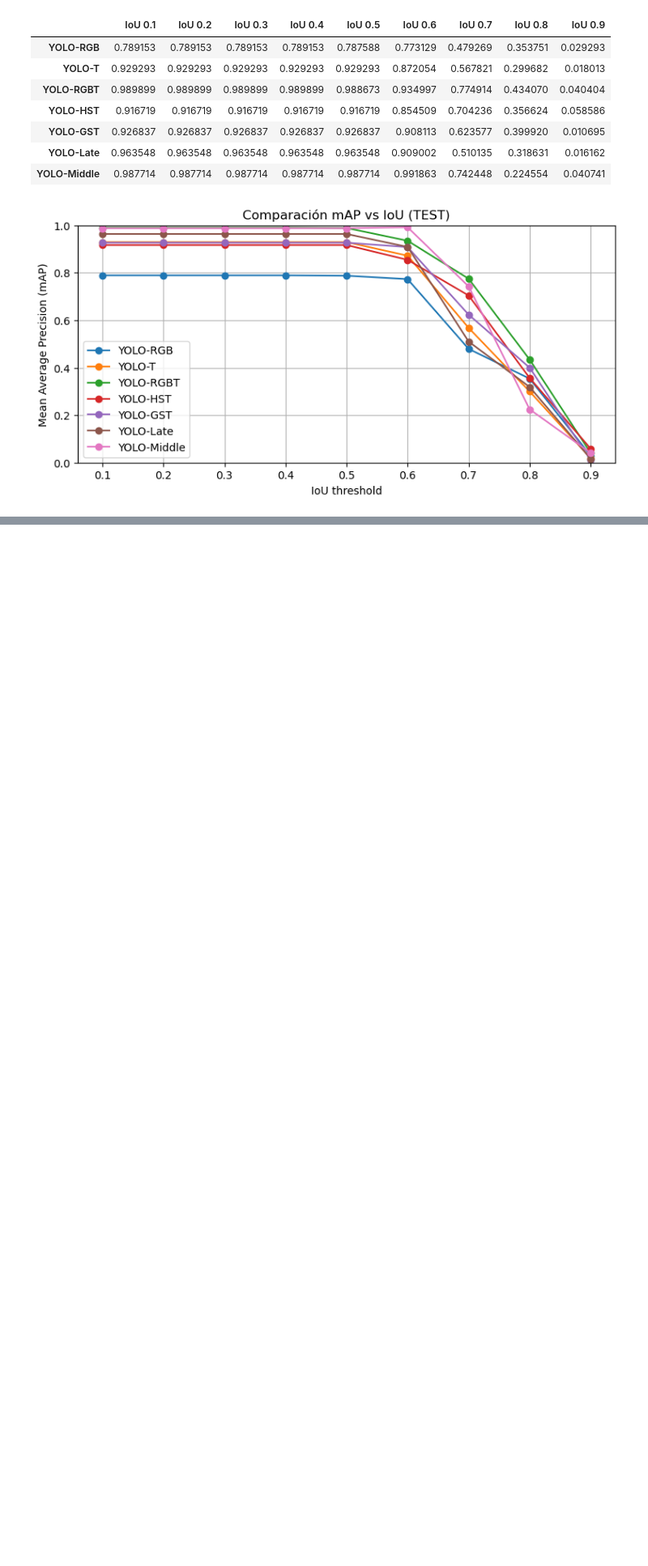
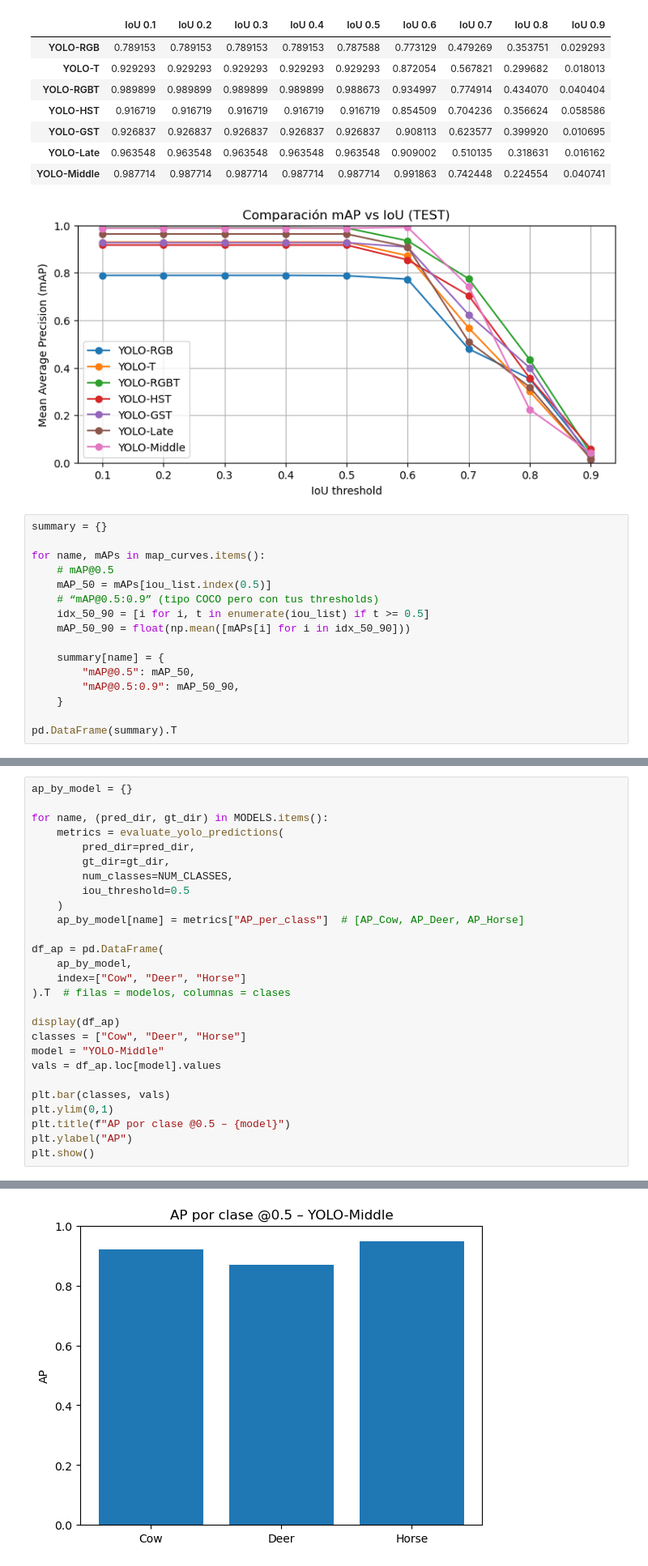
Before and after one commit to florzoffi/TP-Final-Vision, a Jupyter notebook: 7.RESULTS.ipynb, the cells around one changed output, grey strips where cells are left out. Shown: that part at 81% size. Drawn from its saved outputs; the diff is of its cells as text; blank space fills up the shorter version.

```diff
--- a/7.RESULTS.ipynb
+++ b/7.RESULTS.ipynb
@@ -305,3 +309,19 @@ plt.show()
 | YOLO-Late | 0.963548 | 0.963548 | 0.963548 | 0.963548 | 0.963548 | 0.909002 | 0.510135 | 0.318631 | 0.016162 |
 | YOLO-Middle | 0.987714 | 0.987714 | 0.987714 | 0.987714 | 0.987714 | 0.991863 | 0.742448 | 0.224554 | 0.040741 |
 [figure]
+# %%
+summary = {}
+
+for name, mAPs in map_curves.items():
+    # mAP@0.5
+    mAP_50 = mAPs[iou_list.index(0.5)]
+    # “mAP@0.5:0.9” (tipo COCO pero con tus thresholds)
+    idx_50_90 = [i for i, t in enumerate(iou_list) if t >= 0.5]
+    mAP_50_90 = float(np.mean([mAPs[i] for i in idx_50_90]))
+
+    summary[name] = {
+        "mAP@0.5": mAP_50,
+        "mAP@0.5:0.9": mAP_50_90,
+    }
+
+pd.DataFrame(summary).T
@@ -307,0 +337,28 @@ plt.show()
+# %%
+ap_by_model = {}
+
+for name, (pred_dir, gt_dir) in MODELS.items():
+    metrics = evaluate_yolo_predictions(
+        pred_dir=pred_dir,
+        gt_dir=gt_dir,
+        num_classes=NUM_CLASSES,
+        iou_threshold=0.5
+    )
+    ap_by_model[name] = metrics["AP_per_class"]  # [AP_Cow, AP_Deer, AP_Horse]
+
+df_ap = pd.DataFrame(
+    ap_by_model,
+    index=["Cow", "Deer", "Horse"]
+).T  # filas = modelos, columnas = clases
+
+display(df_ap)
+classes = ["Cow", "Deer", "Horse"]
+model = "YOLO-Middle"
+vals = df_ap.loc[model].values
+
+plt.bar(classes, vals)
+plt.ylim(0,1)
+plt.title(f"AP por clase @0.5 – {model}")
+plt.ylabel("AP")
+plt.show()
+# %% [output]
@@ -307,0 +373 @@ plt.show()
+[figure, added]
```
Also changed, not shown: parts of 8 cells of this notebook, 4 other files.
